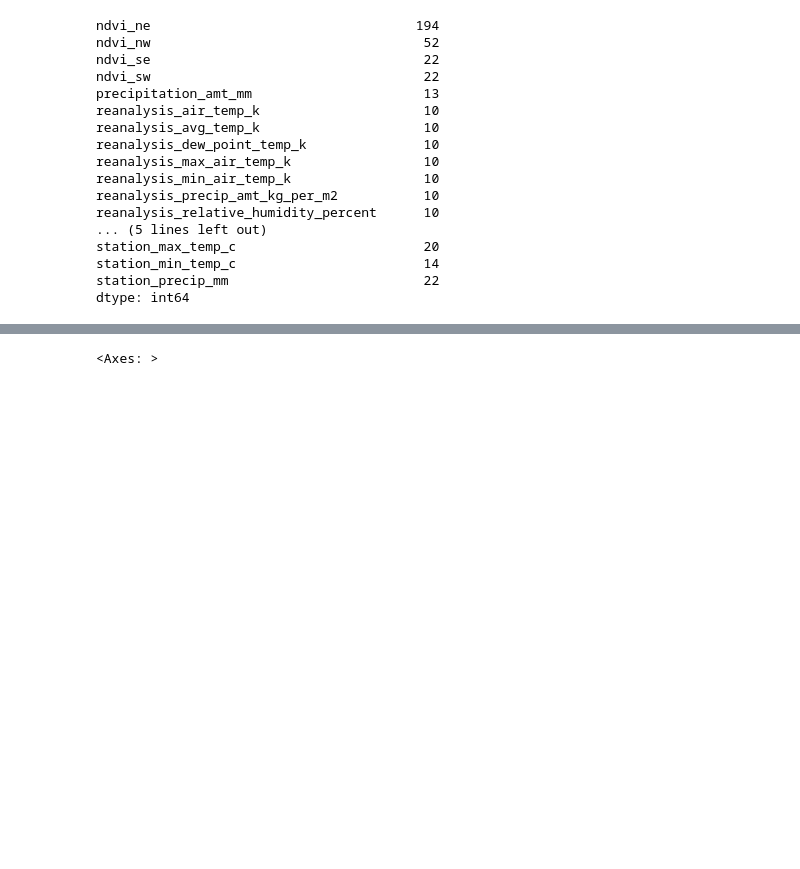
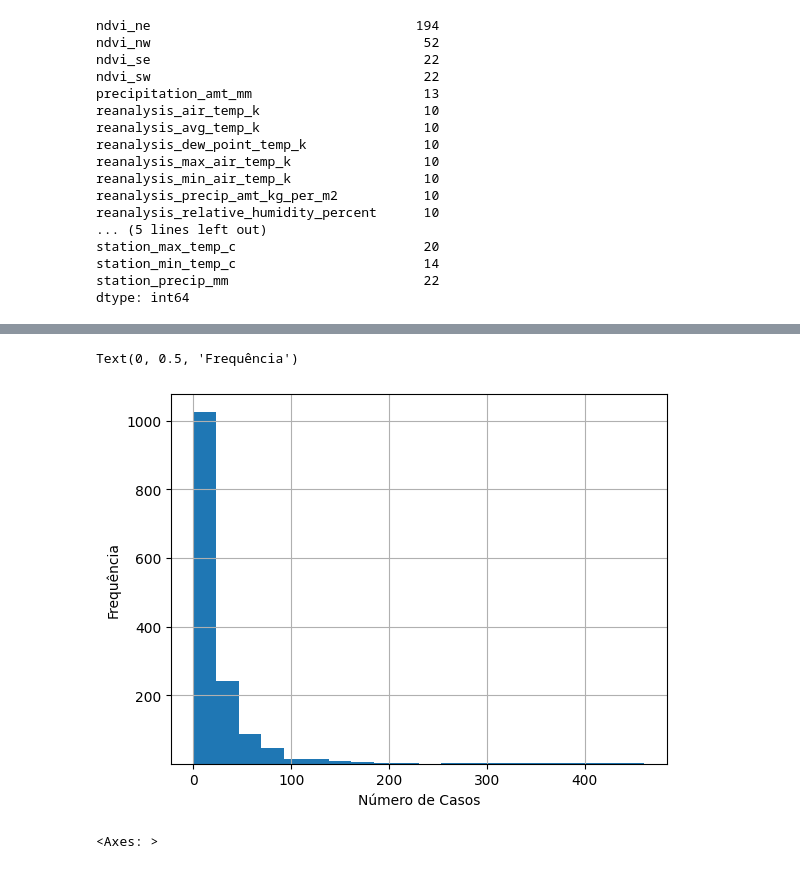
Before and after one commit to zibia-cunha/DengAI_Predicting_MachineLearnII, a Jupyter notebook: dengAI_project.ipynb, the cells around one changed output, grey strips where cells are left out. Cells and saved outputs as stored; diff of their text form; code cells hidden in the pictures; blank space fills up the shorter version.

```diff
--- a/dengAI_project.ipynb
+++ b/dengAI_project.ipynb
@@ -100,3 +166,14 @@ numerical_data = data_imputed[numerical_cols]
+# %%
+# Preenchendo os valores faltantes com a média dos valores anteriores
+all_data.fillna(method='ffill', inplace=True)
+# %%
+fig, ax = plt.subplots()
+all_data['total_cases'].hist(bins=20, bottom=0.1)
+ax.set_xlabel('Número de Casos')
+ax.set_ylabel('Frequência')
+# %% [output]
+Text(0, 0.5, 'Frequência')
+[figure, added]
 # %%
 # sns.pairplot(numerical_data)
 # %%
```
Also changed, not shown: parts of 33 cells of this notebook.
